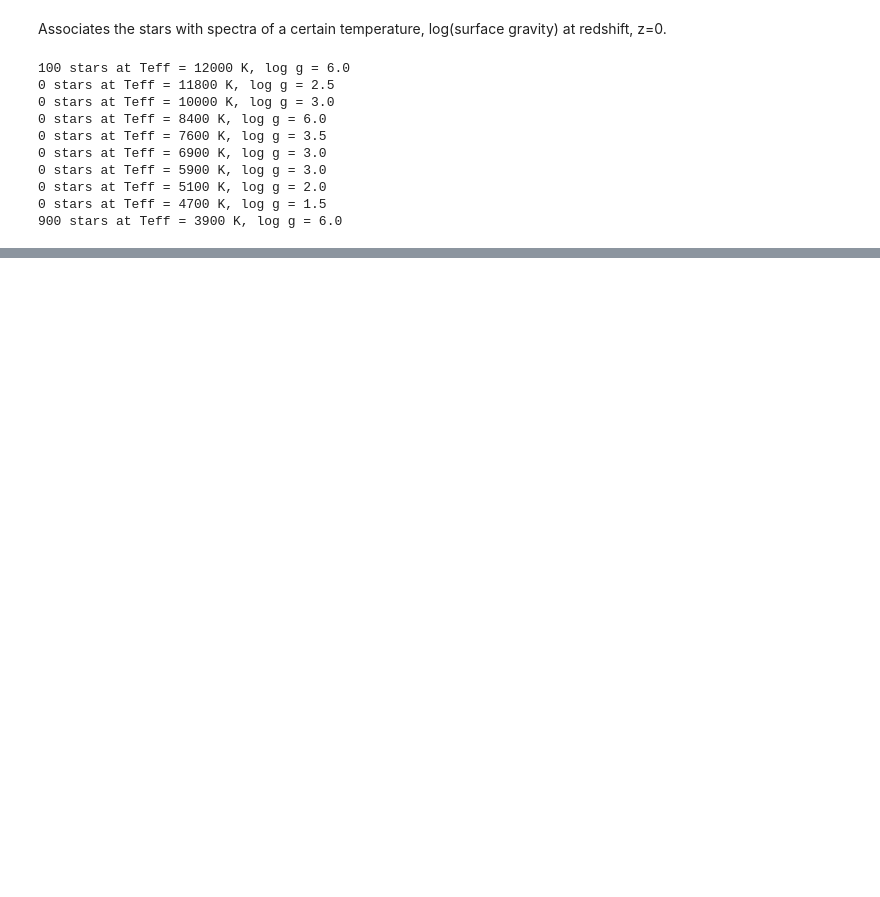
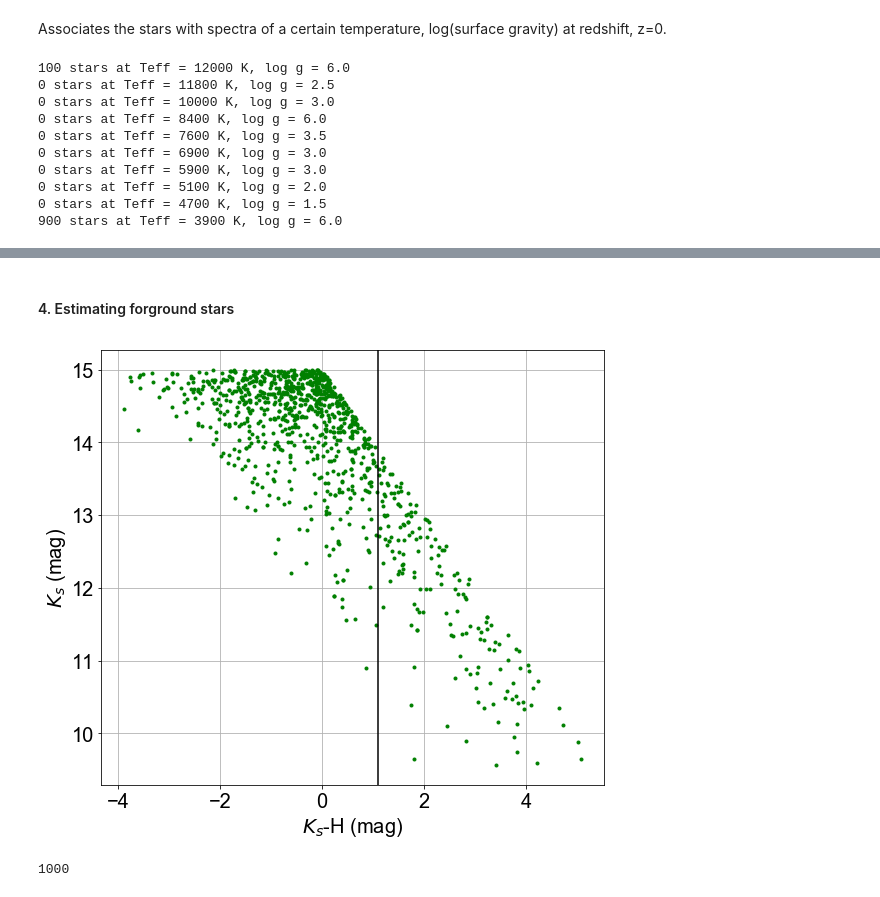
Before and after one commit to SoumyaShreeram/Slitless_spectroscopy, a Jupyter notebook: 02_Using_GALACTICNUCLEUS_catalog_to_produce_spectral_images.ipynb, the cells around one changed output, grey strips where cells are left out. Drawn from its saved outputs; the diff is of its cells as text; code cells hidden in the pictures; blank space fills up the shorter version.

```diff
--- a/02_Using_GALACTICNUCLEUS_catalog_to_produce_spectral_images.ipynb
+++ b/02_Using_GALACTICNUCLEUS_catalog_to_produce_spectral_images.ipynb
@@ -169,0 +167,17 @@ pt.plotContour(l_pix, u_pix, flux_matrix2D)
+# %% [markdown]
+#### 4. Estimating forground stars
+# %%
+mag_H = mag_H[mag_H<cut_off_ll]
+
+fig, ax = plt.subplots(1,1,figsize=(9,8))
+
+ax.plot(mag_H-mag_Ks, mag_Ks, 'g.')
+#plot vertical line signifying the cut-off
+ax.axvline(1.1, color='k')
+pt.setLabel(ax, r'$K_s$-H (mag)', r'$K_s$ (mag)', '', 'default', 'default', legend=False)
+# %% [output]
+[figure, added]
+# %%
+len(mag_Ks)
+# %% [output]
+1000
```
Also changed, not shown: parts of 5 cells of this notebook, 3 other files.
